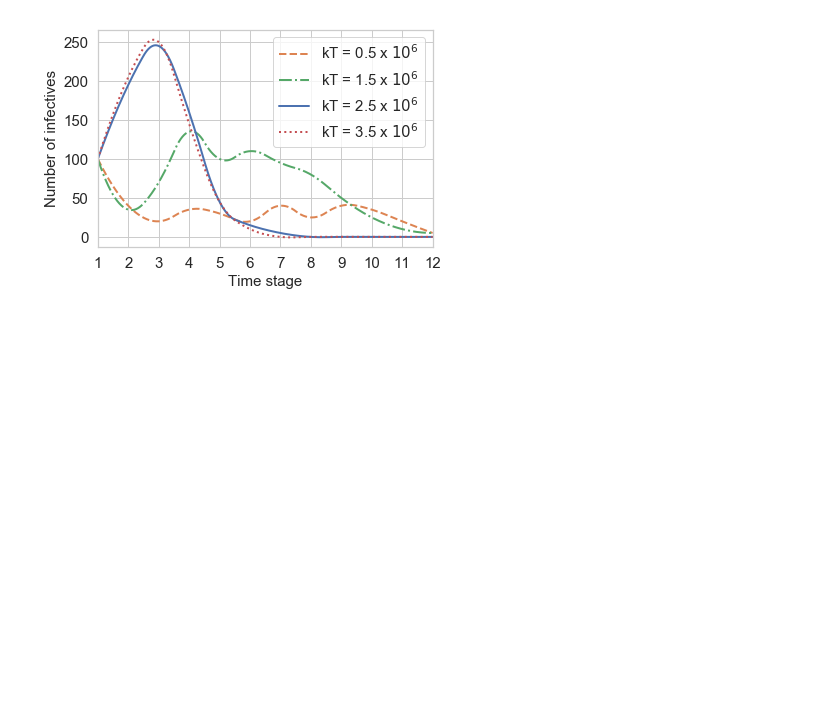
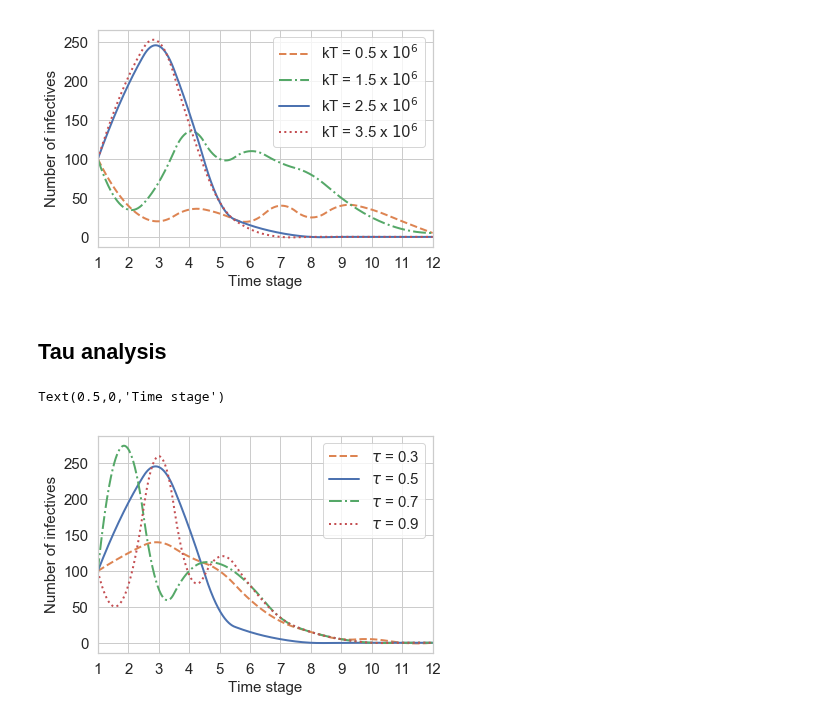
Before and after one commit to kadysongbb/drmdp, a Jupyter notebook: plot.ipynb, the cells around one changed output. Saved outputs shown, nothing was run; the diff lists cells and outputs as text; code cells hidden in the pictures; blank space fills up the shorter version.

```diff
--- a/plot.ipynb
+++ b/plot.ipynb
@@ -129,3 +129,33 @@ plt.xlabel('Time stage', fontsize = 15)
 # %% [output]
 Text(0.5,0,'Time stage')
 [figure]
+# %% [markdown]
+## Tau analysis
+# %%
+xi_dddrmdp1_tau1 = [100,125,140,120,100,60,30,15,5,5,0,0]
+xi_dddrmdp1_tau2 = [100,195,245,160,45,15,5,0,0,0,0,0]
+xi_dddrmdp1_tau3 = [100,270,75,100,110,80,35,15,5,0,0,0]
+xi_dddrmdp1_tau4 = [100,80,260,95,120,80,35,15,5,0,0,0]
+
+f_tau1 = interp1d(np.arange(1,13), xi_dddrmdp1_tau1, kind='quadratic')
+f_tau2 = interp1d(np.arange(1,13), xi_dddrmdp1_tau2, kind='quadratic')
+f_tau3 = interp1d(np.arange(1,13), xi_dddrmdp1_tau3, kind='quadratic')
+f_tau4 = interp1d(np.arange(1,13), xi_dddrmdp1_tau4, kind='quadratic')
+
+xnew = np.linspace(1,12,num=1000)
+plt.figure()
+plt.plot(xnew, f_tau1(xnew),'--', label = r'$\tau$ = 0.3',linewidth = 2, color = orange)
+plt.plot(xnew, f_tau2(xnew),'-',label = r'$\tau$ = 0.5',linewidth = 2, color = blue)
+plt.plot(xnew, f_tau3(xnew),'-.',label = r'$\tau$ = 0.7',linewidth = 2, color = green)
+plt.plot(xnew, f_tau4(xnew),':',label = r'$\tau$ = 0.9',linewidth = 2, color = red)
+
+plt.legend(fontsize = 15)
+plt.xticks(fontsize= 15)
+plt.yticks(fontsize= 15)
+plt.xticks(np.arange(1,13))
+plt.xlim((1,12))
+plt.ylabel('Number of infectives', fontsize = 15)
+plt.xlabel('Time stage', fontsize = 15)
+# %% [output]
+Text(0.5,0,'Time stage')
+[figure, added]
```
Also changed, not shown: 2 other files.
